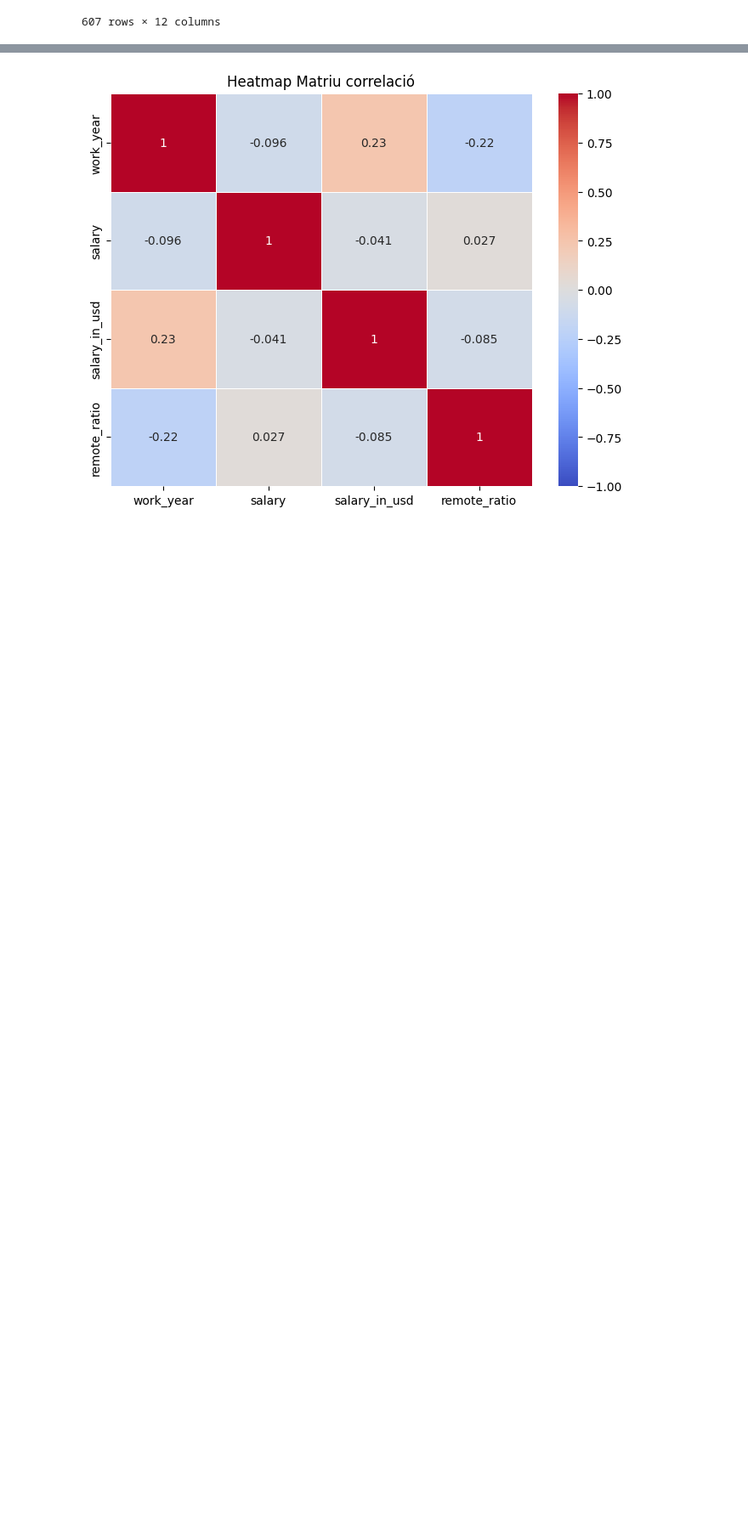
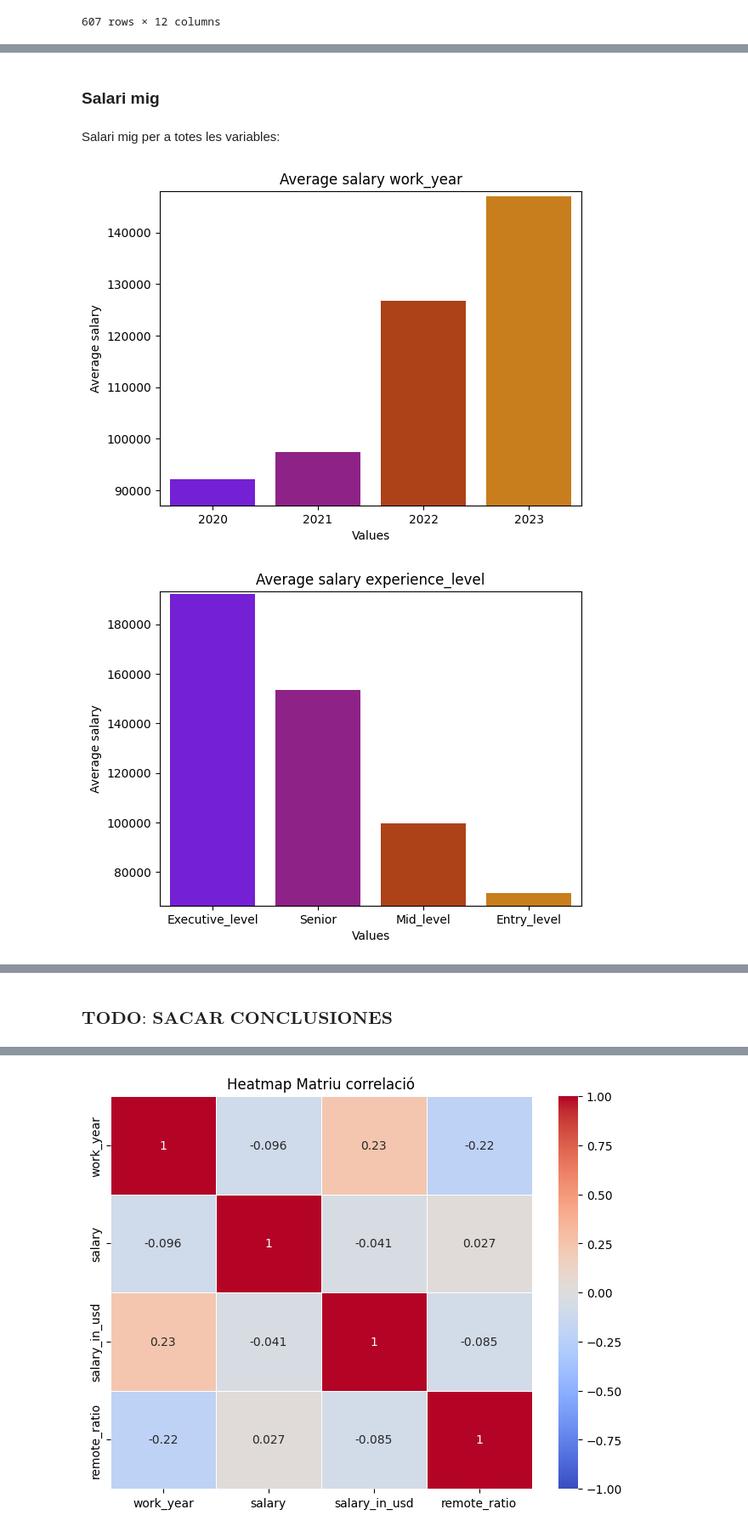
Before and after one commit to ssaaaam/datascience_salaries, a Jupyter notebook: caskagglef.ipynb, the cells around one changed output, grey strips where cells are left out. Shown at 85% size. Saved outputs shown, nothing was run; the diff lists cells and outputs as text; code cells hidden in the pictures; blank space fills up the shorter version.

```diff
--- a/caskagglef.ipynb
+++ b/caskagglef.ipynb
@@ -136,0 +263,33 @@ Com no tenim cap Nan, no hem de fer cap tractament sobre aquests. Tot i això te
+# %% [markdown]
+### Salari mig
+# %%
+def average_salary_var(var, data = df, max_index = 15, reverse = False):
+    average_salary = data.groupby(var)['salary'].mean()
+    if len(average_salary) > max_index:
+        average_salary = average_salary.head(max_index)
+    average_salary = average_salary.sort_values(ascending=False)
+    if reverse == True:
+        sns.barplot(x=average_salary.values, y=average_salary.index,palette='gnuplot')
+        plt.xlim(min(average_salary.values)-5000, max(average_salary.values)+1000)
+        plt.xlabel('Average salary')
+        plt.ylabel('Values')
+    else:
+        sns.barplot(x=average_salary.index, y=average_salary.values,palette='gnuplot')
+        plt.ylim(min(average_salary.values)-5000, max(average_salary.values)+1000)
+        plt.xlabel('Values')
+        plt.ylabel('Average salary')
+    plt.title(f'Average salary {v}')
+    plt.show()
+# %% [markdown]
+Salari mig per a totes les variables:
+# %%
+average_salary_vars = [v for v in df.columns if v != "salary"]
+average_salary_vars_reverse = ["job_title", "salary_currency","employee_residence","company_location"]
+for v in average_salary_vars:
+    if v in average_salary_vars_reverse:
+        average_salary_var(v, reverse = True)
+    else:
+        average_salary_var(v)
+# %% [output]
+[figure, added]
+[figure, added]
@@ -136,0 +303,2 @@ Com no tenim cap Nan, no hem de fer cap tractament sobre aquests. Tot i això te
+# %% [markdown]
+### $\textbf{TODO: SACAR CONCLUSIONES}$
```
Also changed, not shown: parts of 86 cells of this notebook.
